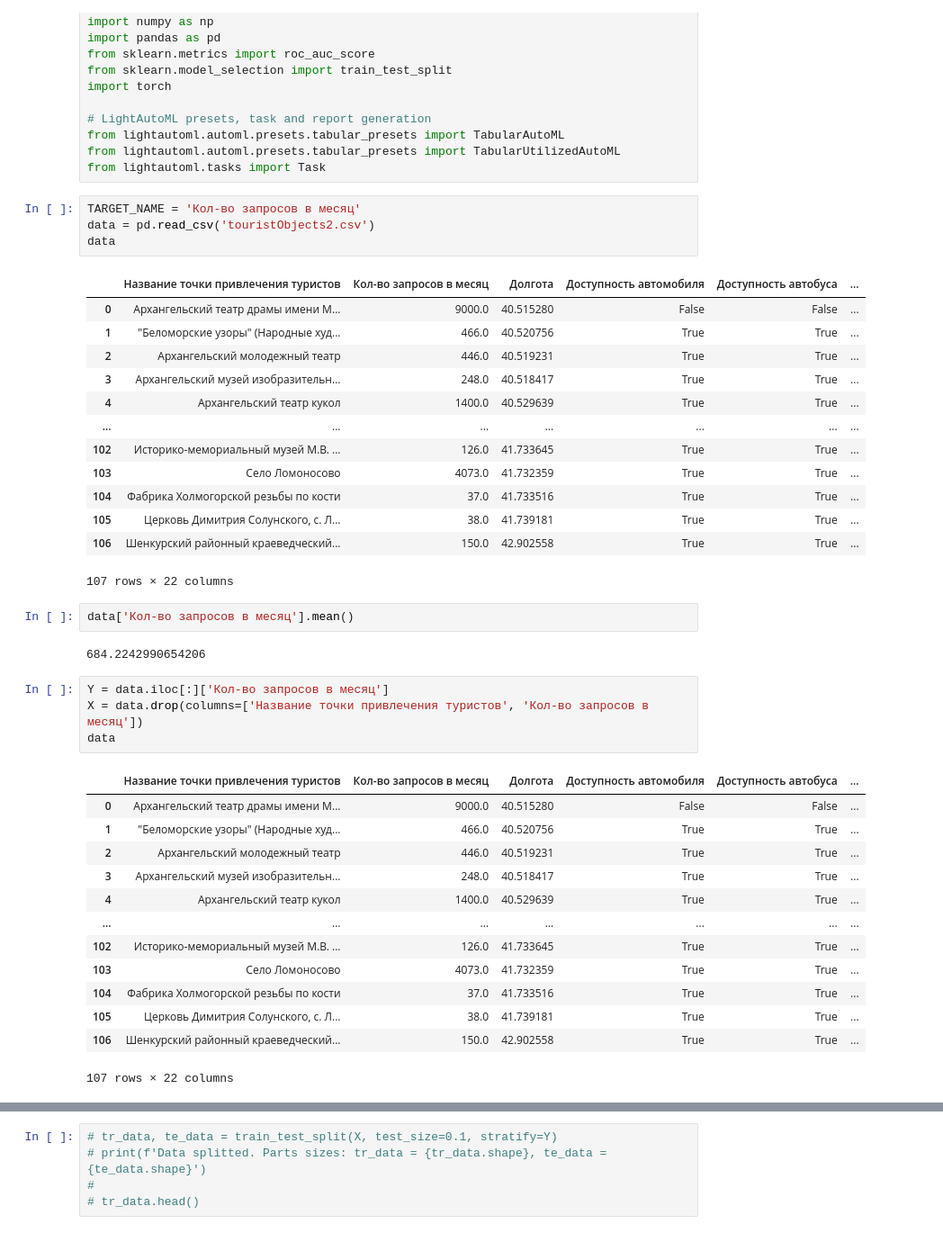
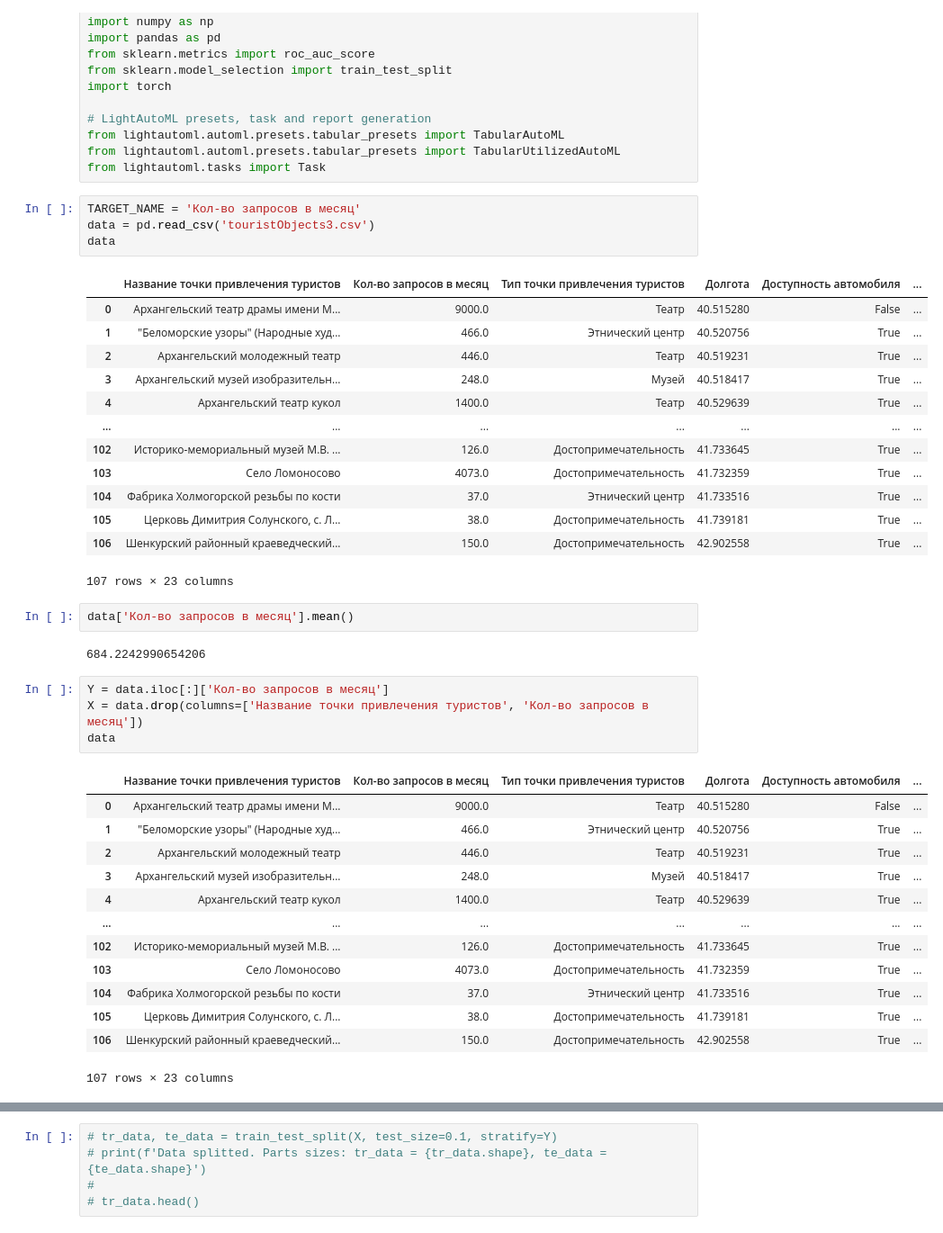
Before and after one commit to VorkovN/TourismPredictionProject, a Jupyter notebook: DataAnalysis/autoMlPrediction.ipynb, the cells around one changed output, grey strips where cells are left out. Shown at 90% size. Cells and saved outputs as stored; diff of their text form.

```diff
--- a/DataAnalysis/autoMlPrediction.ipynb
+++ b/DataAnalysis/autoMlPrediction.ipynb
@@ -38,22 +38,22 @@ from lightautoml.automl.presets.tabular_presets import TabularUtilizedAutoML
 from lightautoml.tasks import Task
 # %%
 TARGET_NAME = 'Кол-во запросов в месяц'
-data = pd.read_csv('touristObjects2.csv')
+data = pd.read_csv('touristObjects3.csv')
 data
 # %% [output]
-|  | Название точки привлечения туристов | Кол-во запросов в месяц | Долгота | Доступность автомобиля | Доступность автобуса | ... |
-| 0 | Архангельский театр драмы имени М... | 9000.0 | 40.515280 | False | False | ... |
-| 1 | "Беломорские узоры" (Народные худ... | 466.0 | 40.520756 | True | True | ... |
-| 2 | Архангельский молодежный театр | 446.0 | 40.519231 | True | True | ... |
-| 3 | Архангельский музей изобразительн... | 248.0 | 40.518417 | True | True | ... |
-| 4 | Архангельский театр кукол | 1400.0 | 40.529639 | True | True | ... |
+|  | Название точки привлечения туристов | Кол-во запросов в месяц | Тип точки привлечения туристов | Долгота | Доступность автомобиля | ... |
+| 0 | Архангельский театр драмы имени М... | 9000.0 | Театр | 40.515280 | False | ... |
+| 1 | "Беломорские узоры" (Народные худ... | 466.0 | Этнический центр | 40.520756 | True | ... |
+| 2 | Архангельский молодежный театр | 446.0 | Театр | 40.519231 | True | ... |
+| 3 | Архангельский музей изобразительн... | 248.0 | Музей | 40.518417 | True | ... |
+| 4 | Архангельский театр кукол | 1400.0 | Театр | 40.529639 | True | ... |
 | ... | ... | ... | ... | ... | ... | ... |
-| 102 | Историко-мемориальный музей М.В. ... | 126.0 | 41.733645 | True | True | ... |
-| 103 | Село Ломоносово | 4073.0 | 41.732359 | True | True | ... |
-| 104 | Фабрика Холмогорской резьбы по кости | 37.0 | 41.733516 | True | True | ... |
-| 105 | Церковь Димитрия Солунского, с. Л... | 38.0 | 41.739181 | True | True | ... |
-| 106 | Шенкурский районный краеведческий... | 150.0 | 42.902558 | True | True | ... |
+| 102 | Историко-мемориальный музей М.В. ... | 126.0 | Достопримечательность | 41.733645 | True | ... |
+| 103 | Село Ломоносово | 4073.0 | Достопримечательность | 41.732359 | True | ... |
+| 104 | Фабрика Холмогорской резьбы по кости | 37.0 | Этнический центр | 41.733516 | True | ... |
+| 105 | Церковь Димитрия Солунского, с. Л... | 38.0 | Достопримечательность | 41.739181 | True | ... |
+| 106 | Шенкурский районный краеведческий... | 150.0 | Достопримечательность | 42.902558 | True | ... |
-107 rows × 22 columns
+107 rows × 23 columns
 # %%
 data['Кол-во запросов в месяц'].mean()
 # %% [output]
@@ -63,19 +63,19 @@ Y = data.iloc[:]['Кол-во запросов в месяц']
 X = data.drop(columns=['Название точки привлечения туристов', 'Кол-во запросов в месяц'])
 data
 # %% [output]
-|  | Название точки привлечения туристов | Кол-во запросов в месяц | Долгота | Доступность автомобиля | Доступность автобуса | ... |
-| 0 | Архангельский театр драмы имени М... | 9000.0 | 40.515280 | False | False | ... |
-| 1 | "Беломорские узоры" (Народные худ... | 466.0 | 40.520756 | True | True | ... |
-| 2 | Архангельский молодежный театр | 446.0 | 40.519231 | True | True | ... |
-| 3 | Архангельский музей изобразительн... | 248.0 | 40.518417 | True | True | ... |
-| 4 | Архангельский театр кукол | 1400.0 | 40.529639 | True | True | ... |
+|  | Название точки привлечения туристов | Кол-во запросов в месяц | Тип точки привлечения туристов | Долгота | Доступность автомобиля | ... |
+| 0 | Архангельский театр драмы имени М... | 9000.0 | Театр | 40.515280 | False | ... |
+| 1 | "Беломорские узоры" (Народные худ... | 466.0 | Этнический центр | 40.520756 | True | ... |
+| 2 | Архангельский молодежный театр | 446.0 | Театр | 40.519231 | True | ... |
+| 3 | Архангельский музей изобразительн... | 248.0 | Музей | 40.518417 | True | ... |
+| 4 | Архангельский театр кукол | 1400.0 | Театр | 40.529639 | True | ... |
 | ... | ... | ... | ... | ... | ... | ... |
-| 102 | Историко-мемориальный музей М.В. ... | 126.0 | 41.733645 | True | True | ... |
-| 103 | Село Ломоносово | 4073.0 | 41.732359 | True | True | ... |
-| 104 | Фабрика Холмогорской резьбы по кости | 37.0 | 41.733516 | True | True | ... |
-| 105 | Церковь Димитрия Солунского, с. Л... | 38.0 | 41.739181 | True | True | ... |
-| 106 | Шенкурский районный краеведческий... | 150.0 | 42.902558 | True | True | ... |
+| 102 | Историко-мемориальный музей М.В. ... | 126.0 | Достопримечательность | 41.733645 | True | ... |
+| 103 | Село Ломоносово | 4073.0 | Достопримечательность | 41.732359 | True | ... |
+| 104 | Фабрика Холмогорской резьбы по кости | 37.0 | Этнический центр | 41.733516 | True | ... |
+| 105 | Церковь Димитрия Солунского, с. Л... | 38.0 | Достопримечательность | 41.739181 | True | ... |
+| 106 | Шенкурский районный краеведческий... | 150.0 | Достопримечательность | 42.902558 | True | ... |
-107 rows × 22 columns
+107 rows × 23 columns
 # %%
 # data = data.drop(columns=['Горнолыжный курорт',
 #                           'Обзорная площадка',
```
Also changed, not shown: parts of 5 cells of this notebook, 2 other files.
